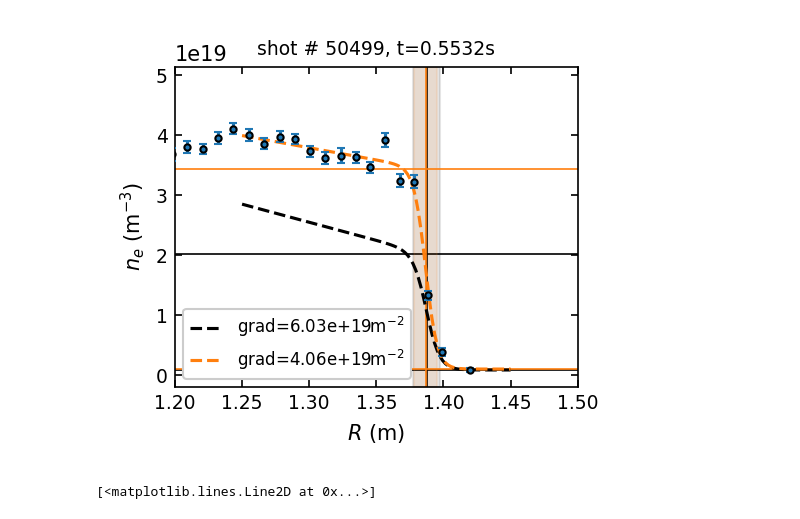
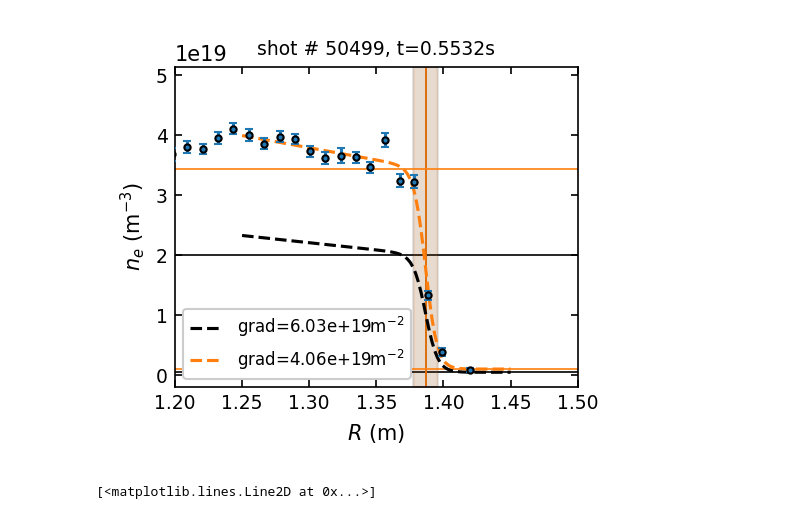
Before and after one commit to JamieDunsmore7/tokamak_inversion_routines, a Jupyter notebook: mastu/testing profile fitting.ipynb, the cells around one changed output. Saved outputs shown, nothing was run; the diff lists cells and outputs as text; code cells hidden in the pictures.

```diff
--- a/mastu/testing profile fitting.ipynb
+++ b/mastu/testing profile fitting.ipynb
@@ -9,12 +9,13 @@ from scipy.optimize import curve_fit
 # %%
 shotn = 50499
 time, ne, neErr, Rthomson = HSV.getThomson(shotn, 'n_e')
-_, R0, height, width, grad, bkgd = HSV.getPedestal(shotn, 'n_e')
+time2, R0, height, width, grad, bkgd = HSV.getPedestal(shotn, 'n_e')
 
 t = fn.findNearest(time, 0.55)
+t2 = fn.findNearest(time2, 0.55)
 r = fn.findNearest(Rthomson[t], 1.25)
 R = np.linspace(1.25, 1.45, 100)
-profile = HSV.mtanh(R, R0[t], height[t], width[t], grad[t], bkgd[t])
+profile = HSV.mtanh(R, R0[t2], height[t2], width[t2], grad[t2], bkgd[t2])
 
 boo = np.isfinite(ne[t,r:])
 x = Rthomson[t,r:][boo]
@@ -22,7 +23,7 @@ y = ne[t,r:][boo]
 yErr = neErr[t,r:][boo]
 popt, pcov = curve_fit(
     HSV.mtanh, x, y, sigma=yErr, absolute_sigma=True,
-    p0=(R0[t],height[t],width[t],grad[t],bkgd[t])
+    p0=(R0[t2],height[t2],width[t2],grad[t2],bkgd[t2])
 )
 profile2 = HSV.mtanh(R, *popt)
 
@@ -33,38 +34,38 @@ ax.plot(R, profile2, '--', c='C1', zorder=2, label=f'grad={popt[-2]:.3g}m$^{{-2}
 ax.legend(fancybox=1, framealpha=1, fontsize=8)
 
 ax.set_xlabel('$R$ (m)')
 ax.set_ylabel('$n_e$ (m$^{-3}$)')
 ax.tick_params(
     axis="both", which='both', labelsize=9, direction='in',
     left=True, bottom=True, right=True, top=True
 )
 ax.set_title(f'shot # {shotn}, t={time[t]:.4f}s', fontsize=9)
 
 xlim = ax.get_xlim()
 xlim = (1.2, 1.5)
 ylim = ax.get_ylim()
 ax.set_xlim(xlim)
 ax.set_ylim(ylim)
 
-ax.plot([R0[t], R0[t]], ylim, '-k', lw=0.8, zorder=1)
-ax.plot(xlim, [height[t], height[t]], '-k', lw=0.8, zorder=1)
-ax.plot(xlim, [bkgd[t], bkgd[t]], '-k', lw=0.8, zorder=1)
+ax.plot([R0[t2], R0[t2]], ylim, '-k', lw=0.8, zorder=1)
+ax.plot(xlim, [height[t2], height[t2]], '-k', lw=0.8, zorder=1)
+ax.plot(xlim, [bkgd[t2], bkgd[t2]], '-k', lw=0.8, zorder=1)
 ax.fill_between(
-    [R0[t]-width[t]/2.,R0[t]+width[t]/2.,],
+    [R0[t2]-width[t2]/2.,R0[t2]+width[t2]/2.,],
     [ylim[0],ylim[0]], [ylim[1],ylim[1]], color='k', alpha=0.1
 )
 
 ax.plot([popt[0], popt[0]], ylim, '-', c='C1', lw=0.8, zorder=1)
 ax.plot(xlim, [popt[1], popt[1]], '-', c='C1', lw=0.8, zorder=1)
 ax.plot(xlim, [popt[-1], popt[-1]], '-', c='C1', lw=0.8, zorder=1)
 ax.fill_between(
     [popt[0]-popt[2]/2.,popt[0]+popt[2]/2.,],
     [ylim[0],ylim[0]], [ylim[1],ylim[1]], color='C1', alpha=0.1
 )
 
 plt.tight_layout()
 # %% [output]
-[figure, old version]
+[figure, new version]
 # %%
 R0, z0 = HSV.getRz(
     "/home/sthoma/tokamak_inversion_routines/mastu/Coordinates/50499_1037.npz",
```
Also changed, not shown: 8 other files.
